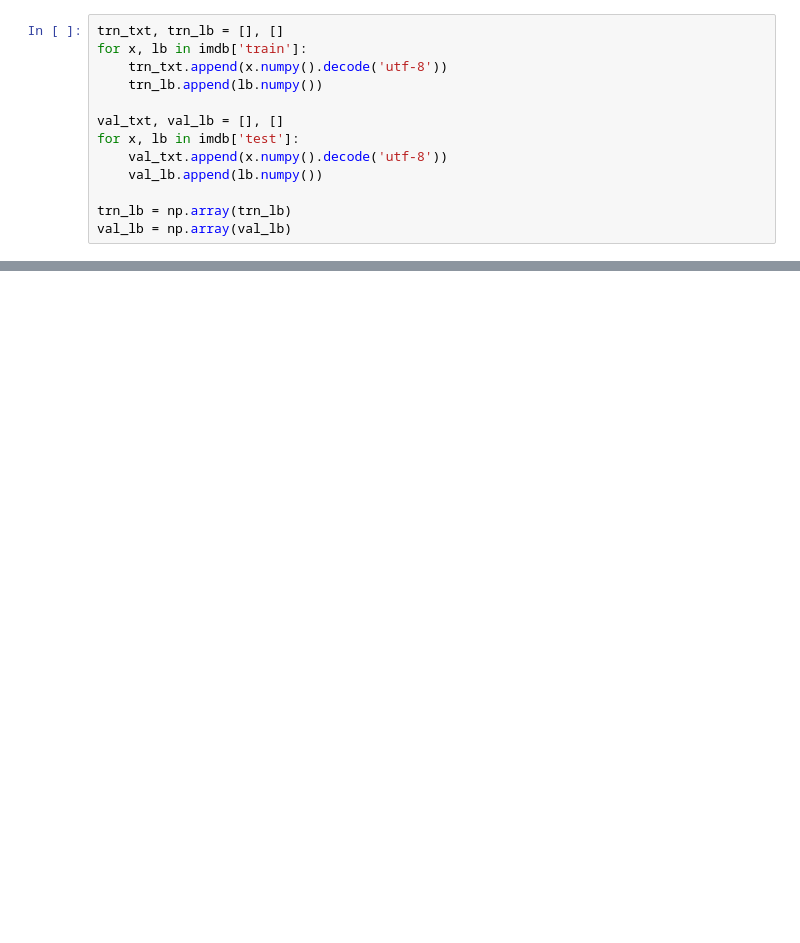
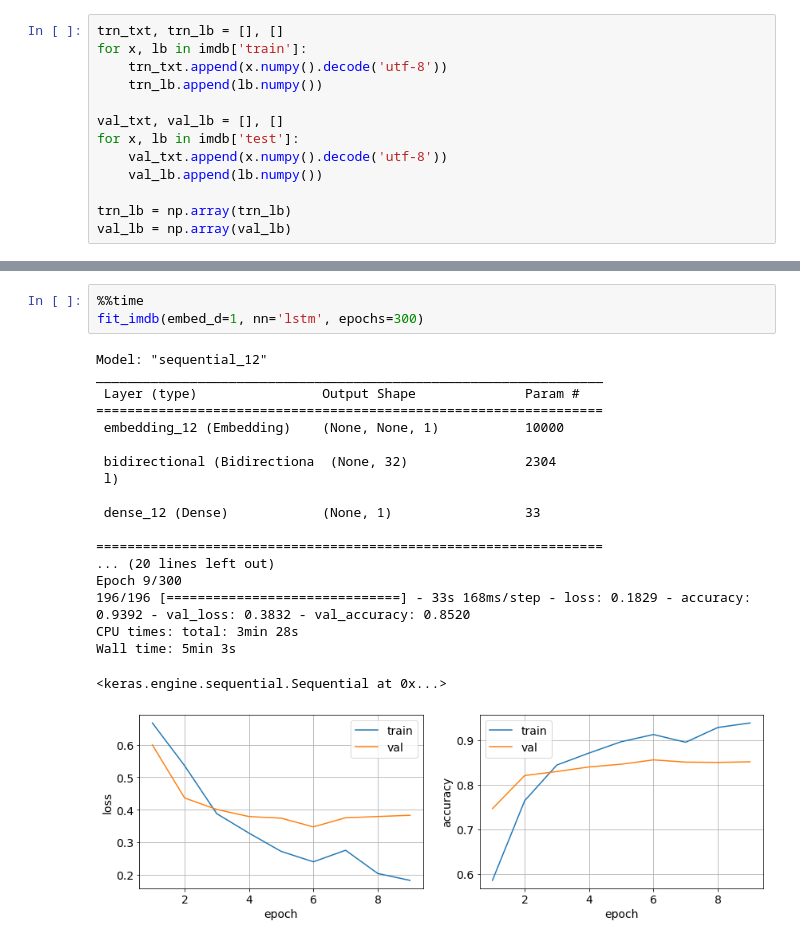
Before and after one commit to linjing-gz-gd/coursera-tensorflow-cert, a Jupyter notebook: C3-W3-imdb.ipynb, the cells around one changed output, grey strips where cells are left out. Cells and saved outputs as stored; diff of their text form; blank space fills up the shorter version.

```diff
--- a/C3-W3-imdb.ipynb
+++ b/C3-W3-imdb.ipynb
@@ -43,0 +101,23 @@ def fit_imdb(vocab_size=10000, embed_d=16, maxlen=120)
+# %%
+%%time
+fit_imdb(embed_d=1, nn='lstm', epochs=300)
+# %% [output]
+Model: "sequential_12"
+_________________________________________________________________
+ Layer (type)                Output Shape              Param #
+=================================================================
+ embedding_12 (Embedding)    (None, None, 1)           10000
+
+ bidirectional (Bidirectiona  (None, 32)               2304
+ l)
+
+ dense_12 (Dense)            (None, 1)                 33
+
+=================================================================
+... (20 lines left out)
+Epoch 9/300
+196/196 [==============================] - 33s 168ms/step - loss: 0.1829 - accuracy: 0.9392 - val_loss: 0.3832 - val_accuracy: 0.8520
+CPU times: total: 3min 28s
+Wall time: 5min 3s
+<keras.engine.sequential.Sequential at 0x...>
+[figure, added]
```
Also changed, not shown: parts of 7 cells of this notebook, 3 other files.
